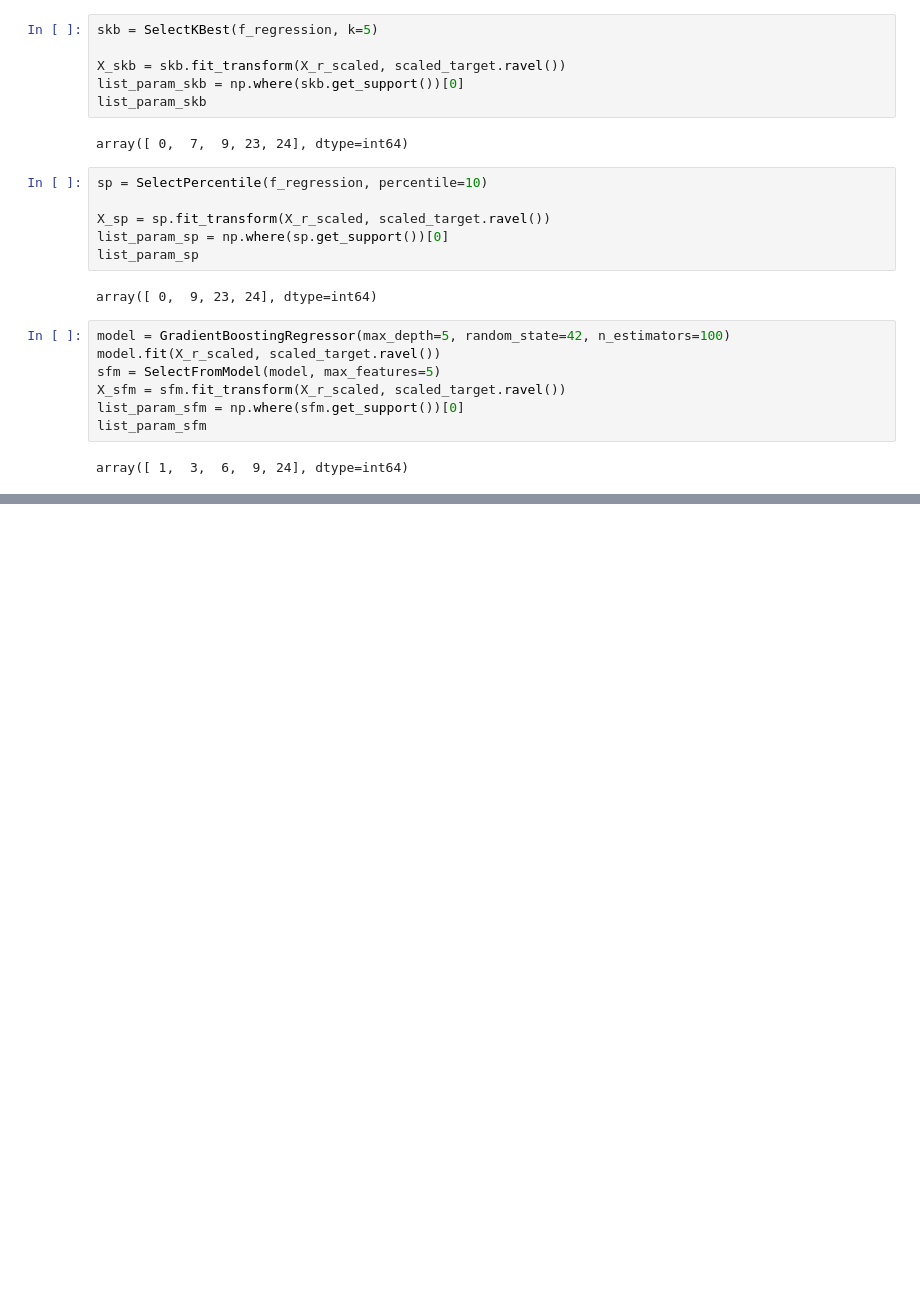
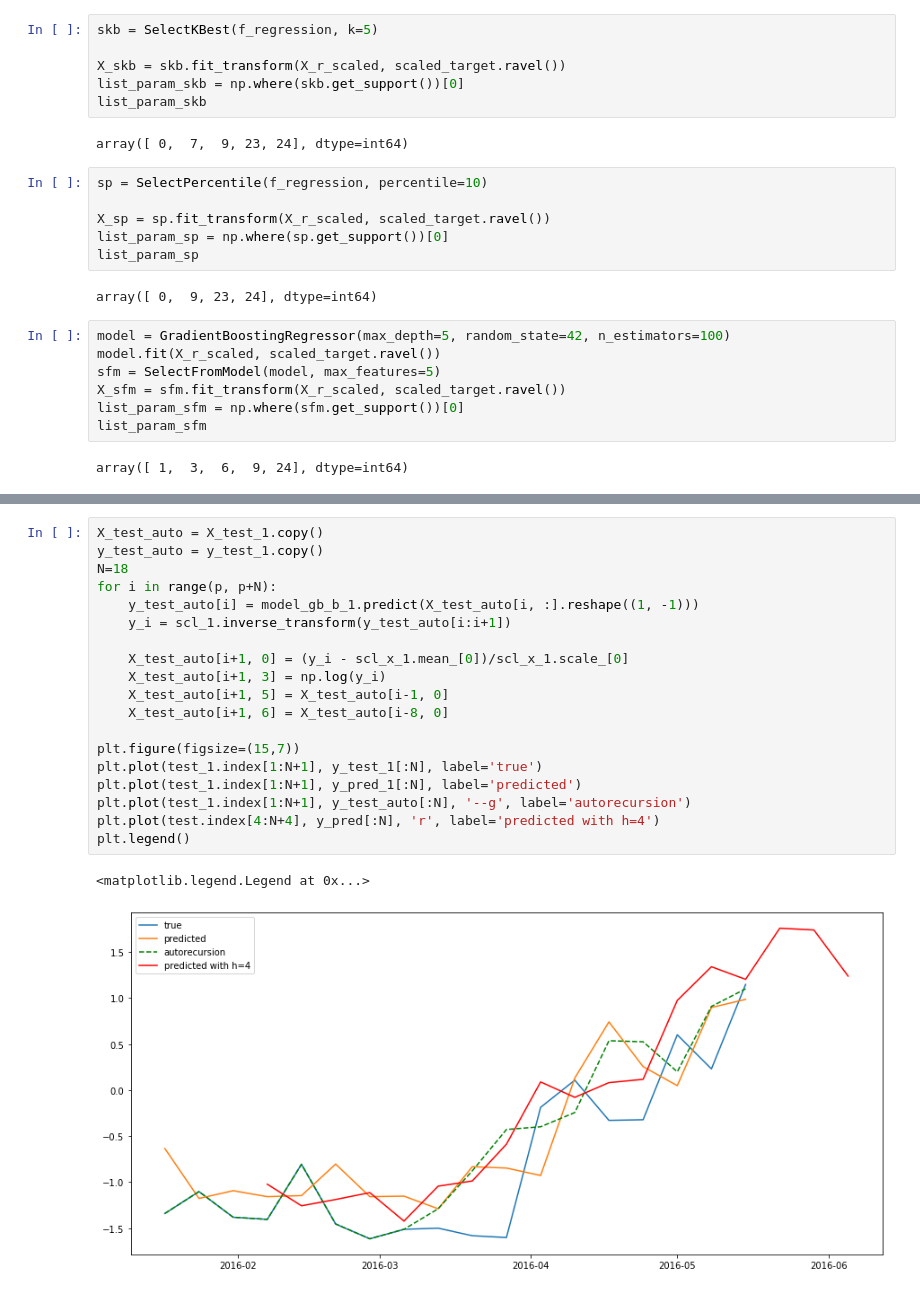
Before and after one commit to TrickSonix/Machine-Learning-in-buisness, a Jupyter notebook: Homework4.ipynb, the cells around one changed output, grey strips where cells are left out. Saved outputs shown, nothing was run; the diff lists cells and outputs as text; blank space fills up the shorter version.

```diff
--- a/Homework4.ipynb
+++ b/Homework4.ipynb
@@ -201,0 +373,22 @@ array([ 1,  3,  6,  9, 24], dtype=int64)
+# %%
+X_test_auto = X_test_1.copy()
+y_test_auto = y_test_1.copy()
+N=18
+for i in range(p, p+N):
+    y_test_auto[i] = model_gb_b_1.predict(X_test_auto[i, :].reshape((1, -1)))
+    y_i = scl_1.inverse_transform(y_test_auto[i:i+1])
+
+    X_test_auto[i+1, 0] = (y_i - scl_x_1.mean_[0])/scl_x_1.scale_[0]
+    X_test_auto[i+1, 3] = np.log(y_i)
+    X_test_auto[i+1, 5] = X_test_auto[i-1, 0]
+    X_test_auto[i+1, 6] = X_test_auto[i-8, 0]
+
+plt.figure(figsize=(15,7))
+plt.plot(test_1.index[1:N+1], y_test_1[:N], label='true')
+plt.plot(test_1.index[1:N+1], y_pred_1[:N], label='predicted')
+plt.plot(test_1.index[1:N+1], y_test_auto[:N], '--g', label='autorecursion')
+plt.plot(test.index[4:N+4], y_pred[:N], 'r', label='predicted with h=4')
+plt.legend()
+# %% [output]
+<matplotlib.legend.Legend at 0x...>
+[figure, added]
```
Also changed, not shown: parts of 33 cells of this notebook.
